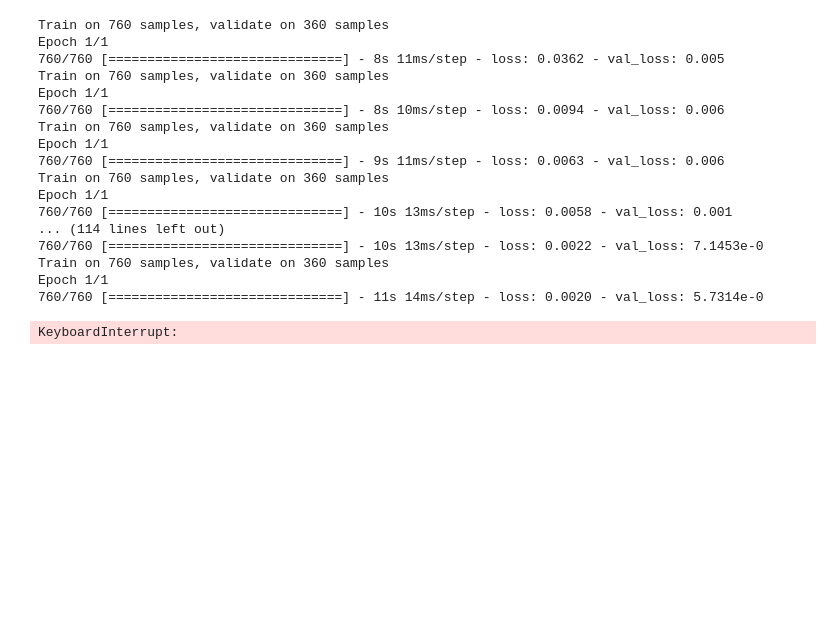
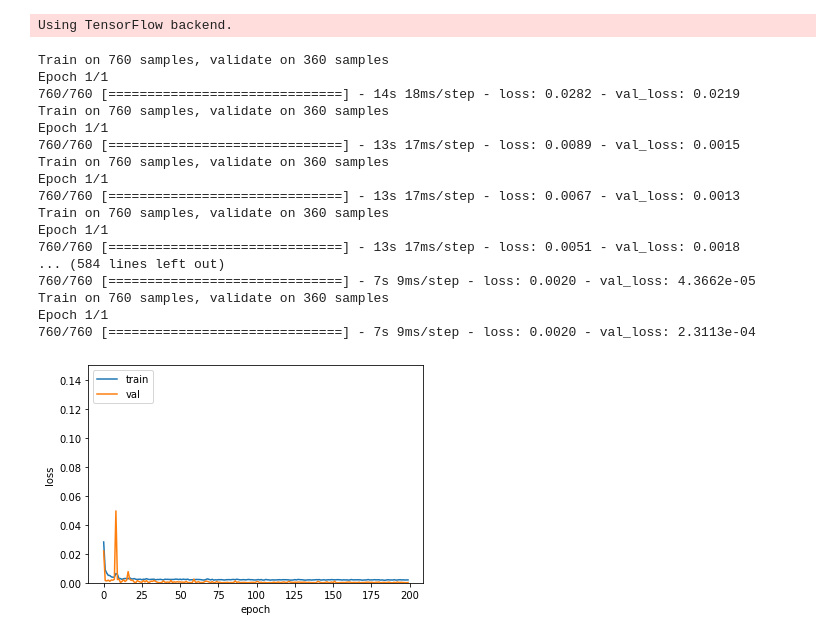
Before and after one commit to hwookim/keras-practice, a Jupyter notebook: 0420/time_series_numeric_prediction/stateful_RNN.ipynb, the cells around one changed output. Saved outputs shown, nothing was run; the diff lists cells and outputs as text; code cells hidden in the pictures; blank space fills up the shorter version.

```diff
--- a/0420/time_series_numeric_prediction/stateful_RNN.ipynb
+++ b/0420/time_series_numeric_prediction/stateful_RNN.ipynb
@@ -46,26 +46,38 @@ custom_hist.init()
 for i in range(200):
     model.fit(x_train, y_train, epochs=1, batch_size=1, shuffle=False, callbacks=[custom_hist], validation_data=(x_val, y_val))
     model.reset_states()
-predictor.show_model_learning_process(custom_hist)
 # %% [output]
-Train on 760 samples, validate on 360 samples
-Epoch 1/1
-760/760 [==============================] - 8s 11ms/step - loss: 0.0362 - val_loss: 0.005
-Train on 760 samples, validate on 360 samples
-Epoch 1/1
-760/760 [==============================] - 8s 10ms/step - loss: 0.0094 - val_loss: 0.006
-Train on 760 samples, validate on 360 samples
-Epoch 1/1
-760/760 [==============================] - 9s 11ms/step - loss: 0.0063 - val_loss: 0.006
-Train on 760 samples, validate on 360 samples
-Epoch 1/1
-760/760 [==============================] - 10s 13ms/step - loss: 0.0058 - val_loss: 0.001
-... (114 lines left out)
-760/760 [==============================] - 10s 13ms/step - loss: 0.0022 - val_loss: 7.1453e-0
-Train on 760 samples, validate on 360 samples
-Epoch 1/1
-760/760 [==============================] - 11s 14ms/step - loss: 0.0020 - val_loss: 5.7314e-0
+Using TensorFlow backend.
-KeyboardInterrupt:
+Train on 760 samples, validate on 360 samples
+Epoch 1/1
+760/760 [==============================] - 14s 18ms/step - loss: 0.0282 - val_loss: 0.0219
+Train on 760 samples, validate on 360 samples
+Epoch 1/1
+760/760 [==============================] - 13s 17ms/step - loss: 0.0089 - val_loss: 0.0015
+Train on 760 samples, validate on 360 samples
+Epoch 1/1
+760/760 [==============================] - 13s 17ms/step - loss: 0.0067 - val_loss: 0.0013
+Train on 760 samples, validate on 360 samples
+Epoch 1/1
+760/760 [==============================] - 13s 17ms/step - loss: 0.0051 - val_loss: 0.0018
+... (584 lines left out)
+760/760 [==============================] - 7s 9ms/step - loss: 0.0020 - val_loss: 4.3662e-05
+Train on 760 samples, validate on 360 samples
+Epoch 1/1
+760/760 [==============================] - 7s 9ms/step - loss: 0.0020 - val_loss: 2.3113e-04
+# %%
+import matplotlib.pyplot as plt
+%matplotlib inline
+
+plt.plot(custom_hist.train_loss)
+plt.plot(custom_hist.val_loss)
+plt.ylim(0.0, 0.15)
+plt.ylabel('loss')
+plt.xlabel('epoch')
+plt.legend(['train', 'val'], loc='upper left')
+plt.show()
+# %% [output]
+[figure, added]
 # %%
 # 6. 모델 평가하기
 predictor.evaluate_model(model, x_train, y_train, x_val, y_val, x_test, y_test, batch_size=1)
```
Also changed, not shown: parts of 1 cell of this notebook, 2 other files.
